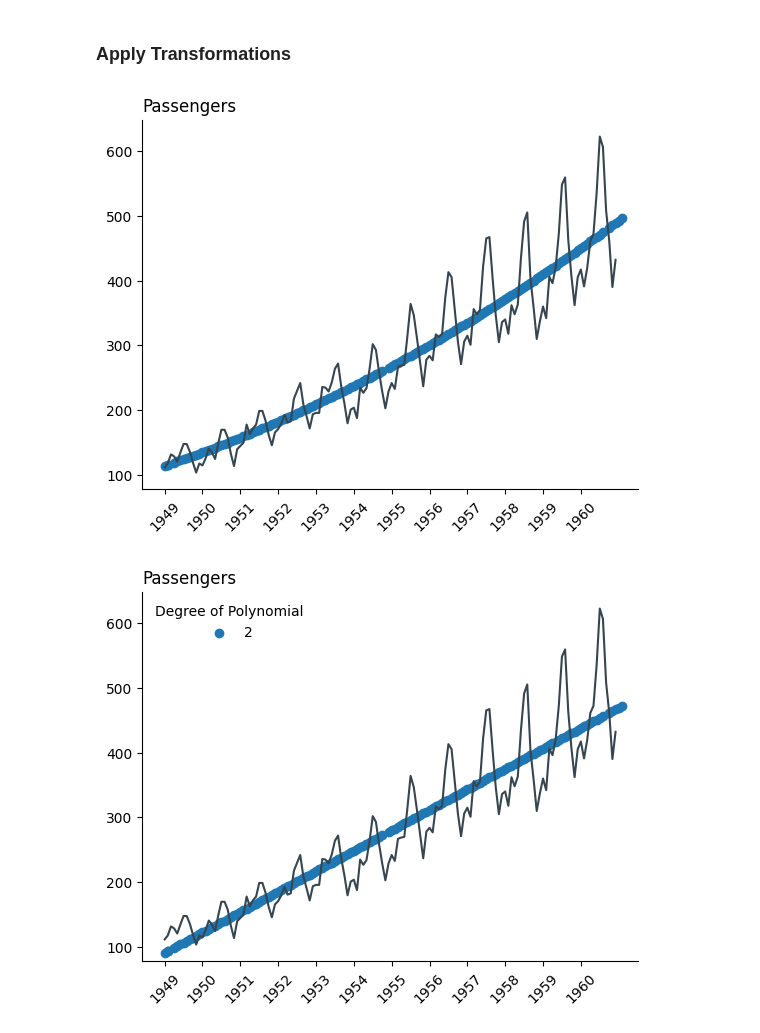
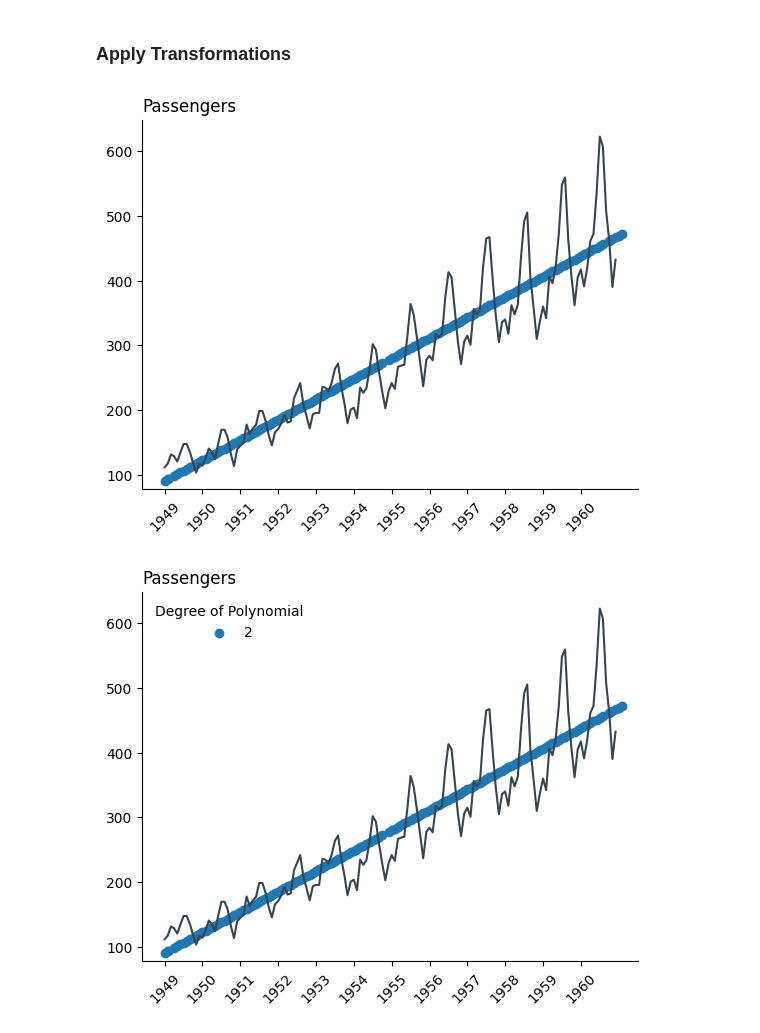
Before and after one commit to pharringtonp19/business-analytics, a Jupyter notebook: notebooks/regression/regression_transformations_motivation.ipynb, the cells around one changed output. Drawn from its saved outputs; the diff is of its cells as text; code cells hidden in the pictures.

```diff
--- a/notebooks/regression/regression_transformations_motivation.ipynb
+++ b/notebooks/regression/regression_transformations_motivation.ipynb
@@ -103,31 +125,31 @@ def create_regression_string(dep_var, transformed_variables):
 # %% [markdown]
 ### **Apply Transformations**
 # %%
-transformations = list(map(gen_polynomial, range(3)))
+transformations = list(map(gen_polynomial, range(2)))
 new_df, transformed_variables = apply_transformations(df, 'Month_Encoded_Scaled', transformations)
 regression_string = create_regression_string('Passengers', transformed_variables)
 linear_model = smf.ols(regression_string, data=new_df)
 results = linear_model.fit()
 yhat = results.fittedvalues
 plt.scatter(df['Month_Encoded'], yhat)
 plt.plot(df['Month'], df['Passengers'], color="#36454F")
 plt.title('Passengers', loc='left')
 ax = plt.gca()
 ax.spines['right'].set_visible(False)
 ax.spines['top'].set_visible(False)
 
 # Select ticks and labels for the x-axis (every 12th month, assuming monthly data)
 tick_positions = df.index[::12]  # Use the index for positioning
 tick_labels = df['Month'][::12].str.split('-').str[0]  # Extract only the year part
 
 # Set ticks and labels
 ax.set_xticks(tick_positions)
 ax.set_xticklabels(tick_labels, rotation=45)  # Rotate for better readability
 
 # Show the plot
 plt.show()
 # %% [output]
-[figure, old version]
+[figure, new version]
 # %%
 mses = []
 Range = range(2, 100, 5)
```
Also changed, not shown: parts of 4 cells of this notebook.
